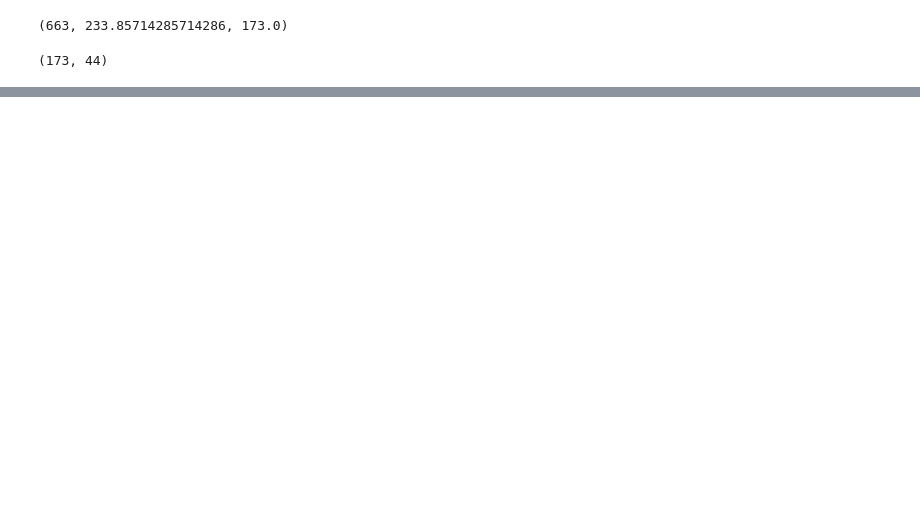
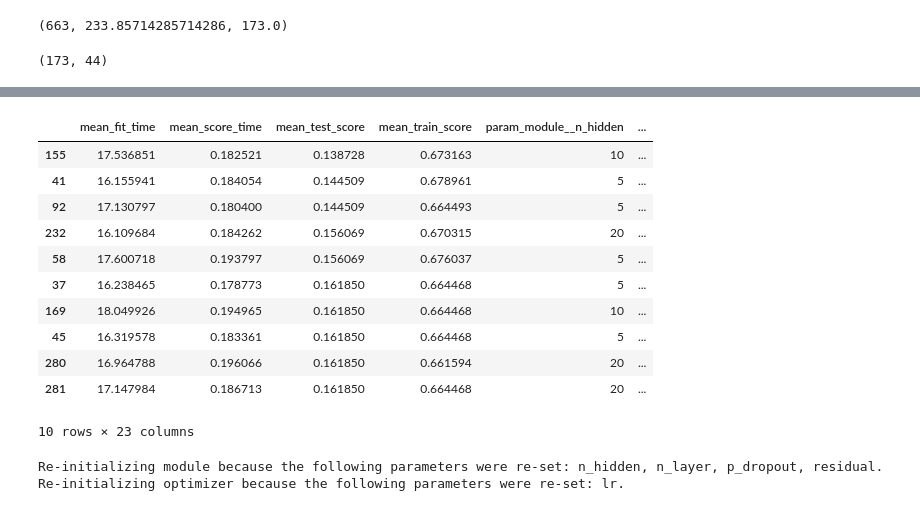
Before and after one commit to deepestcyber/noswear, a Jupyter notebook: binary_recognition.ipynb, the cells around one changed output, grey strips where cells are left out. Drawn from its saved outputs; the diff is of its cells as text; code cells hidden in the pictures; blank space fills up the shorter version.

```diff
--- a/binary_recognition.ipynb
+++ b/binary_recognition.ipynb
@@ -146,0 +209,15 @@ accuracy_score(y_test, net.predict(X_test))
+# %%
+params = {
+    'optimizer__lr': [0.02, 0.002, 0.0002],
+    'optimizer__weight_decay': [0, 1e-4],
+    'optimizer': [torch.optim.RMSprop, torch.optim.Adam],
+    'module__p_dropout': [0, 0.5],
+    'module__n_hidden': [5, 10, 20, 40],
+    'module__n_layer': [1, 2],
+    'module__residual': [True, False],
+}
+# %%
+gs = GridSearchCV(net, params, scoring='accuracy')
+# %%
+%%time
+gs.fit(SliceDict(**X_train), y_train);
@@ -146,0 +242,23 @@ accuracy_score(y_test, net.predict(X_test))
+# %%
+import pandas as pd
+results = pd.DataFrame(gs.cv_results_)
+# %%
+results.sort_values(by='mean_test_score').head(10)
+# %% [output]
+|  | mean_fit_time | mean_score_time | mean_test_score | mean_train_score | param_module__n_hidden | ... |
+| 155 | 17.536851 | 0.182521 | 0.138728 | 0.673163 | 10 | ... |
+| 41 | 16.155941 | 0.184054 | 0.144509 | 0.678961 | 5 | ... |
+| 92 | 17.130797 | 0.180400 | 0.144509 | 0.664493 | 5 | ... |
+| 232 | 16.109684 | 0.184262 | 0.156069 | 0.670315 | 20 | ... |
+| 58 | 17.600718 | 0.193797 | 0.156069 | 0.676037 | 5 | ... |
+| 37 | 16.238465 | 0.178773 | 0.161850 | 0.664468 | 5 | ... |
+| 169 | 18.049926 | 0.194965 | 0.161850 | 0.664468 | 10 | ... |
+| 45 | 16.319578 | 0.183361 | 0.161850 | 0.664468 | 5 | ... |
+| 280 | 16.964788 | 0.196066 | 0.161850 | 0.661594 | 20 | ... |
+| 281 | 17.147984 | 0.186713 | 0.161850 | 0.664468 | 20 | ... |
+10 rows × 23 columns
+# %%
+net.set_params(verbose=True, **gs.best_params_);
+# %% [output]
+Re-initializing module because the following parameters were re-set: n_hidden, n_layer, p_dropout, residual.
+Re-initializing optimizer because the following parameters were re-set: lr.
```
Also changed, not shown: parts of 26 cells of this notebook, 1 other file.
